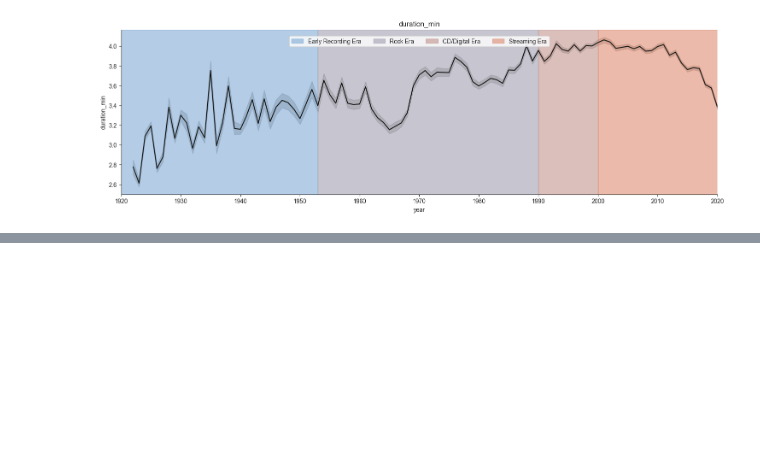
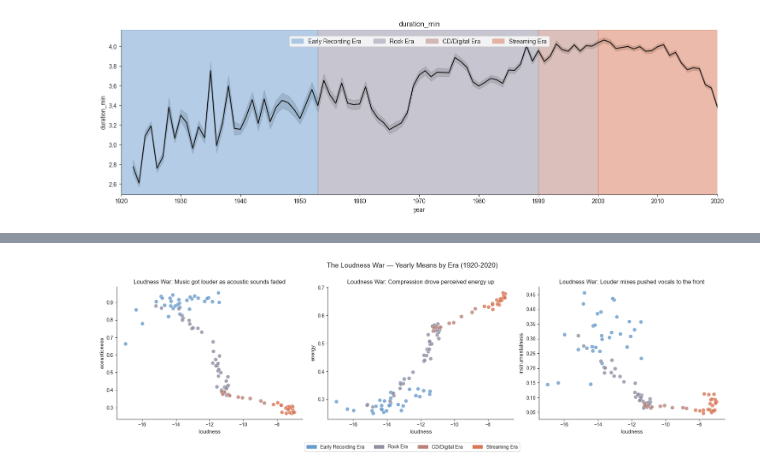
Before and after one commit to manuelcernigoj-lab/spoti-century, a Jupyter notebook: notebooks/01_tracks_elt.ipynb, the cells around one changed output, grey strips where cells are left out. Drawn from its saved outputs; the diff is of its cells as text; code cells hidden in the pictures; blank space fills up the shorter version.

```diff
--- a/notebooks/01_tracks_elt.ipynb
+++ b/notebooks/01_tracks_elt.ipynb
@@ -725,0 +878,65 @@ None
+# %%
+import matplotlib.patches as mpatches
+
+# Era color mapping — reusing your existing era definitions
+era_colors = {
+    'Early Recording Era': '#6a9bcc',
+    'Rock Era':            '#918fa3',
+    'CD/Digital Era':      '#b98178',
+    'Streaming Era':       '#d97757',
+}
+
+def get_era(year):
+    """Assign an era label to a given year."""
+    if year < 1953:
+        return 'Early Recording Era'
+    elif year < 1990:
+        return 'Rock Era'
+    elif year < 2000:
+        return 'CD/Digital Era'
+    else:
+        return 'Streaming Era'
+
+# Add era column to yearly_means
+yearly_means['era'] = yearly_means.index.map(get_era)
+
+# --- Plot setup ---
+pairs = [
+    ('loudness', 'acousticness', 'Loudness War: Music got louder as acoustic sounds faded'),
+    ('loudness', 'energy',       'Loudness War: Compression drove perceived energy up'),
+    ('loudness', 'instrumentalness', 'Loudness War: Louder mixes pushed vocals to the front'),
+]
+
+fig, axes = plt.subplots(1, 3, figsize = (18, 5))
+fig.suptitle('The Loudness War — Yearly Means by Era (1920-2020)',
+             fontsize = 14, y = 1)
+
+for ax, (x_feat, y_feat, subtitle) in zip(axes, pairs):
+    for era, color in era_colors.items():
+        # Filter rows belonging to this era
+        era_data = yearly_means[yearly_means['era'] == era]
+        ax.scatter(
+            era_data[x_feat],
+            era_data[y_feat],
+            color = color,          # dot color from the era_colors dict
+            alpha = 0.8,            # slight transparency
+            edgecolors = 'white',   # thin white border on each dot
+            linewidths = 0.4,
+            s = 60,                 # dot size
+            label = era             # used later by the legend
+        )
+
+    ax.set_xlabel(x_feat, fontsize = 11)
+    ax.set_ylabel(y_feat, fontsize = 11)
+    ax.set_title(subtitle, fontsize = 12)
+    sns.despine(ax = ax)
+
+# Single shared legend below all plots
+handles = [mpatches.Patch(color = c, label = e) for e, c in era_colors.items()]     # Build one colored square per era manually
+fig.legend(handles = handles, loc = 'lower center', ncols = 4,                      # Place it below all 3 plots, centered
+           bbox_to_anchor = (0.5, -0.08), fontsize = 10)
+
+plt.tight_layout()
+plt.show()
+# %% [output]
+[figure, added]
```
Also changed, not shown: parts of 6 cells of this notebook.
